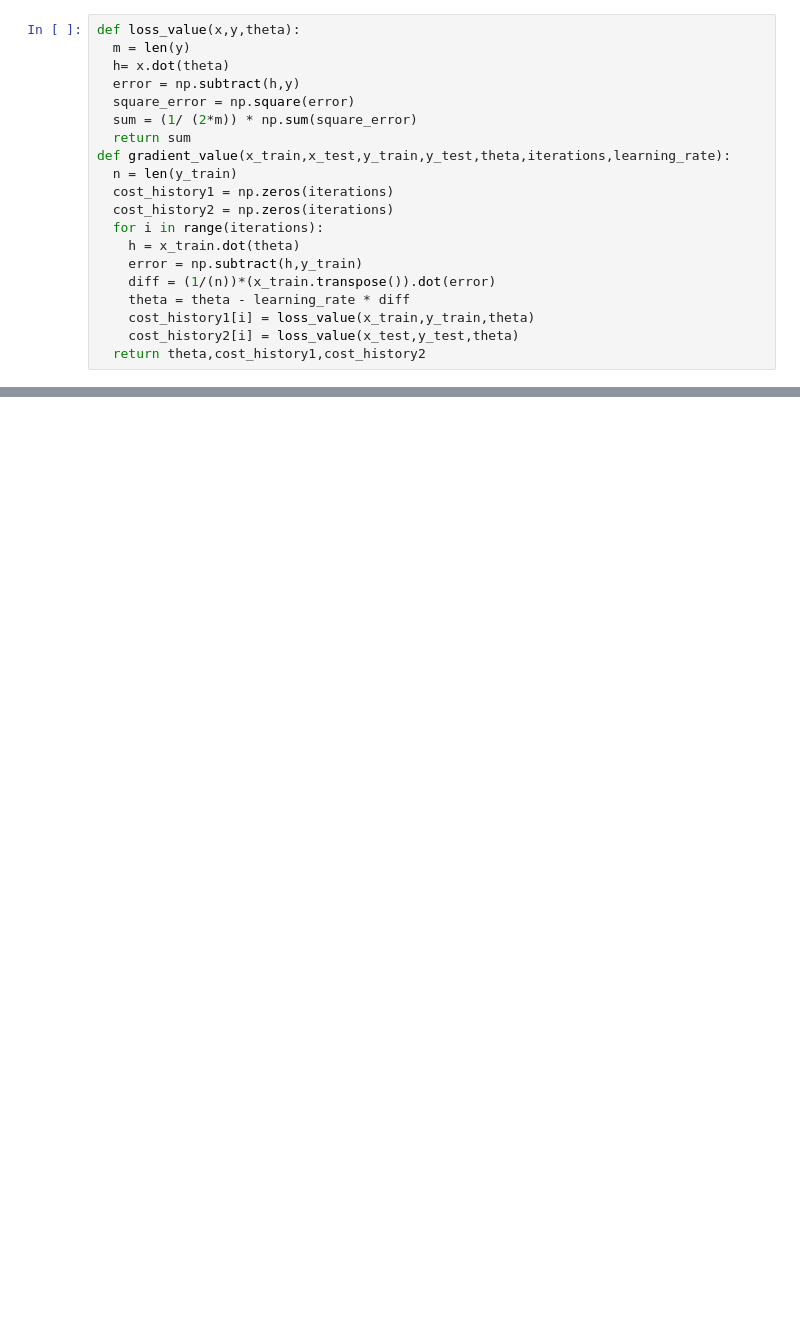
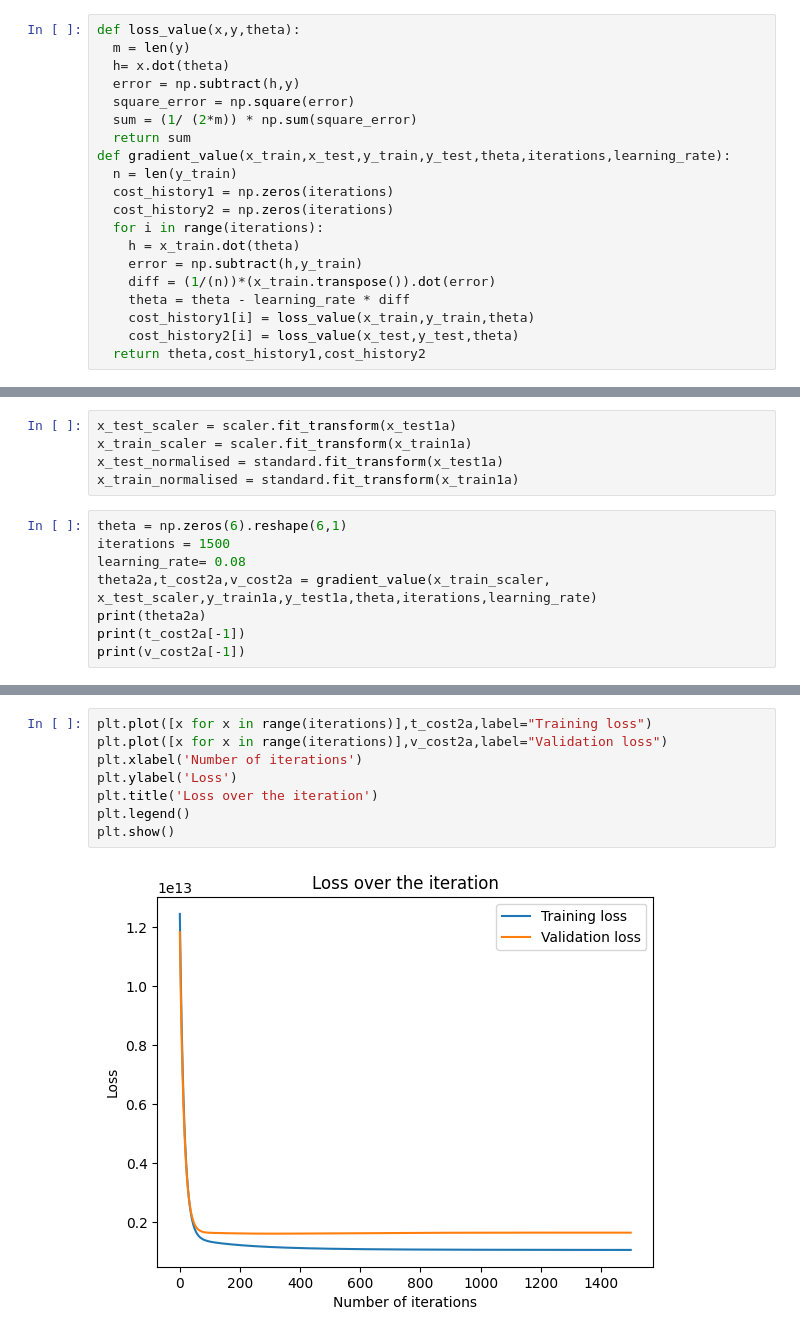
Before and after one commit to saikrishna1108/Introduction-to-Machine-Learning, a Jupyter notebook: Homework2.ipynb, the cells around one changed output, grey strips where cells are left out. Cells and saved outputs as stored; diff of their text form; blank space fills up the shorter version.

```diff
--- a/Homework2.ipynb
+++ b/Homework2.ipynb
@@ -235,0 +169,13 @@ plt.show()
+# %%
+x_test_scaler = scaler.fit_transform(x_test1a)
+x_train_scaler = scaler.fit_transform(x_train1a)
+x_test_normalised = standard.fit_transform(x_test1a)
+x_train_normalised = standard.fit_transform(x_train1a)
+# %%
+theta = np.zeros(6).reshape(6,1)
+iterations = 1500
+learning_rate= 0.08
+theta2a,t_cost2a,v_cost2a = gradient_value(x_train_scaler, x_test_scaler,y_train1a,y_test1a,theta,iterations,learning_rate)
+print(theta2a)
+print(t_cost2a[-1])
+print(v_cost2a[-1])
@@ -235,0 +191,10 @@ plt.show()
+# %%
+plt.plot([x for x in range(iterations)],t_cost2a,label="Training loss")
+plt.plot([x for x in range(iterations)],v_cost2a,label="Validation loss")
+plt.xlabel('Number of iterations')
+plt.ylabel('Loss')
+plt.title('Loss over the iteration')
+plt.legend()
+plt.show()
+# %% [output]
+[figure, added]
```
Also changed, not shown: parts of 61 cells of this notebook.
